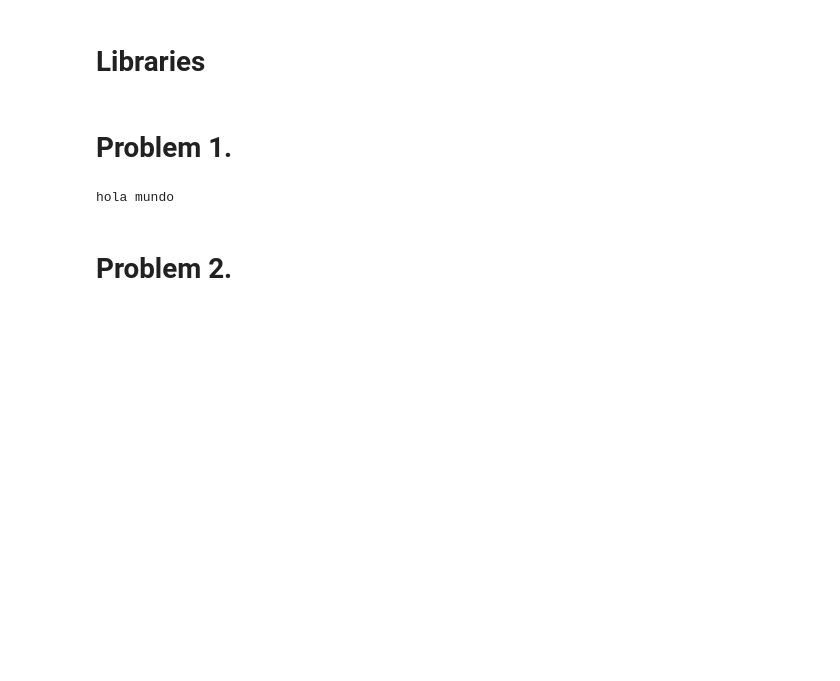
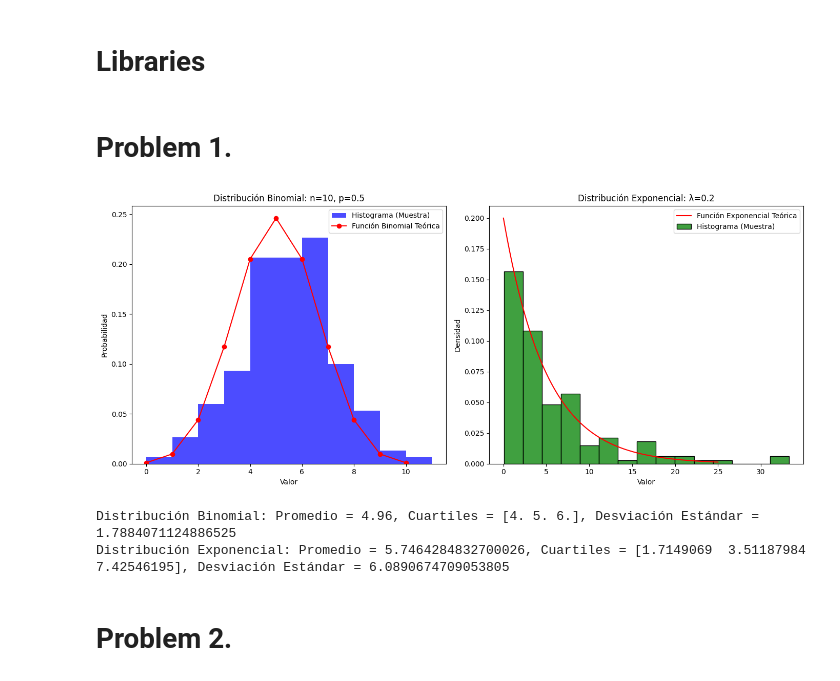
Before and after one commit to JuanRuizIng/Statistical_distributions, a Jupyter notebook: 001_StatisticalDistributionSolutions.ipynb, the cells around one changed output. Drawn from its saved outputs; the diff is of its cells as text; code cells hidden in the pictures; blank space fills up the shorter version.

```diff
--- a/001_StatisticalDistributionSolutions.ipynb
+++ b/001_StatisticalDistributionSolutions.ipynb
@@ -4,10 +4,63 @@
 from scipy import stats
 # %% [markdown]
 # **Problem 1.**
-# %%
-print("hola mundo")
-# %% [output]
-hola mundo
+# %%
+import numpy as np
+import matplotlib.pyplot as plt
+import seaborn as sns
+from scipy.stats import binom, expon
+
+# Parámetros para la distribución binomial y exponencial
+n = 10    # número de ensayos para la binomial
+p = 0.5   # probabilidad de éxito para la binomial
+lam = 1/5  # parámetro lambda para la exponencial (promedio = 5)
+
+# Generar las muestras aleatorias
+muestra_binomial = np.random.binomial(n, p, 150)
+muestra_exponencial = np.random.exponential(1/lam, 150)
+
+# Histograma y comparación con la función de masa de probabilidad (pmf) y densidad teórica (pdf)
+fig, ax = plt.subplots(1, 2, figsize=(14, 6))
+
+# Histograma Binomial
+ax[0].hist(muestra_binomial, bins=range(n+2), density=True, alpha=0.7, color='blue', label='Histograma (Muestra)')
+x = np.arange(0, n+1)
+ax[0].plot(x, binom.pmf(x, n, p), 'ro-', label='Función Binomial Teórica')
+ax[0].set_title(f'Distribución Binomial: n={n}, p={p}')
+ax[0].set_xlabel('Valor')
+ax[0].set_ylabel('Probabilidad')
+ax[0].legend()
+
+# Histograma Exponencial
+sns.histplot(muestra_exponencial, kde=False, stat="density", bins=15, color='green', ax=ax[1], label='Histograma (Muestra)')
+x = np.linspace(0, 25, 100)
+ax[1].plot(x, expon.pdf(x, scale=1/lam), 'r-', label='Función Exponencial Teórica')
+ax[1].set_title(f'Distribución Exponencial: λ={lam}')
+ax[1].set_xlabel('Valor')
+ax[1].set_ylabel('Densidad')
+ax[1].legend()
+
+plt.tight_layout()
+plt.show()
+
+# Cálculos estadísticos
+# Para la binomial
+promedio_binomial = np.mean(muestra_binomial)
+cuartiles_binomial = np.percentile(muestra_binomial, [25, 50, 75])
+desviacion_std_binomial = np.std(muestra_binomial)
+
+# Para la exponencial
+promedio_exponencial = np.mean(muestra_exponencial)
+cuartiles_exponencial = np.percentile(muestra_exponencial, [25, 50, 75])
+desviacion_std_exponencial = np.std(muestra_exponencial)
+
+# Mostrar resultados
+print(f"Distribución Binomial: Promedio = {promedio_binomial}, Cuartiles = {cuartiles_binomial}, Desviación Estándar = {desviacion_std_binomial}")
+print(f"Distribución Exponencial: Promedio = {promedio_exponencial}, Cuartiles = {cuartiles_exponencial}, Desviación Estándar = {desviacion_std_exponencial}")
+# %% [output]
+[figure, added]
+Distribución Binomial: Promedio = 4.96, Cuartiles = [4. 5. 6.], Desviación Estándar = 1.7884071124886525
+Distribución Exponencial: Promedio = 5.7464284832700026, Cuartiles = [1.7149069  3.51187984 7.42546195], Desviación Estándar = 6.0890674709053805
 # %% [markdown]
 # **Problem 2.**
 # %% [markdown]
```
Also changed, not shown: parts of 2 cells of this notebook, 2 other files.
